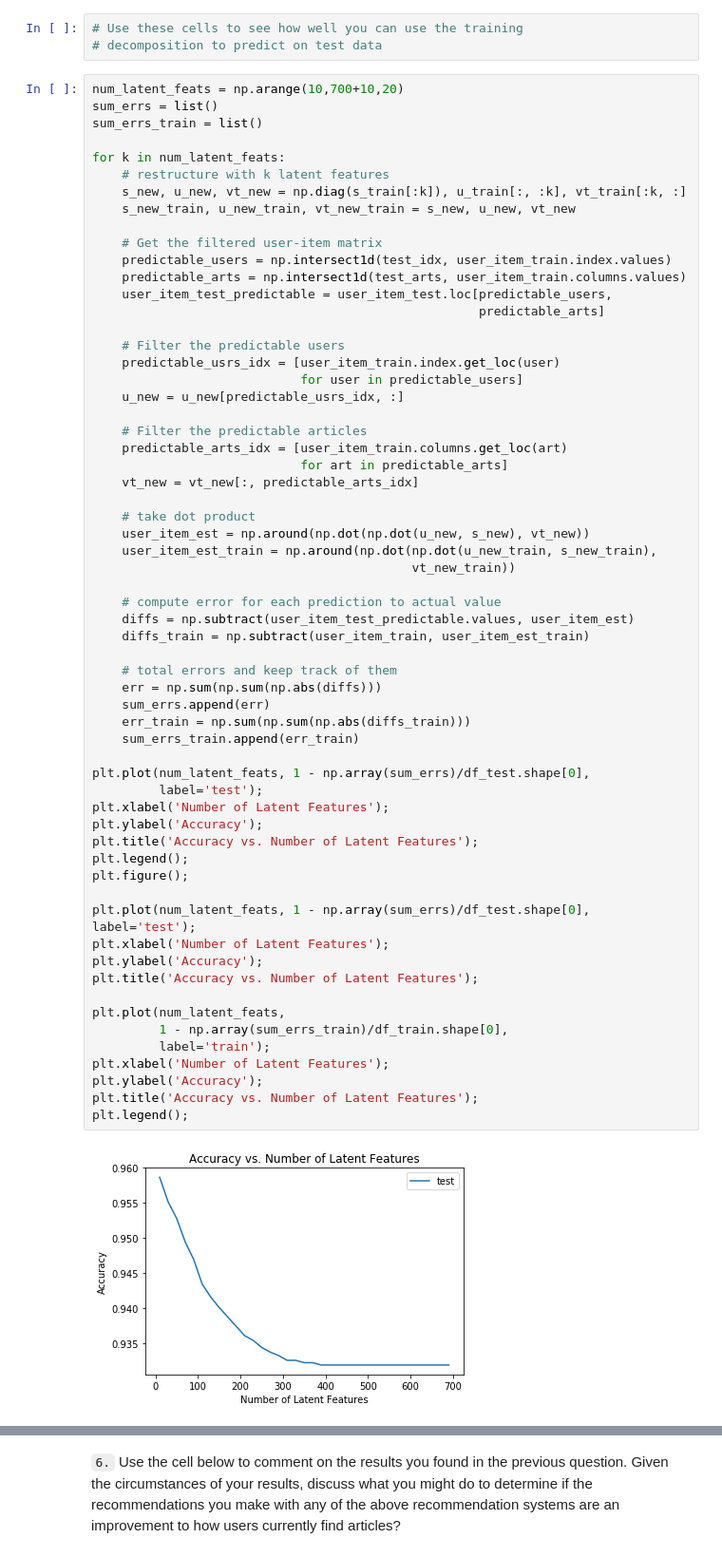
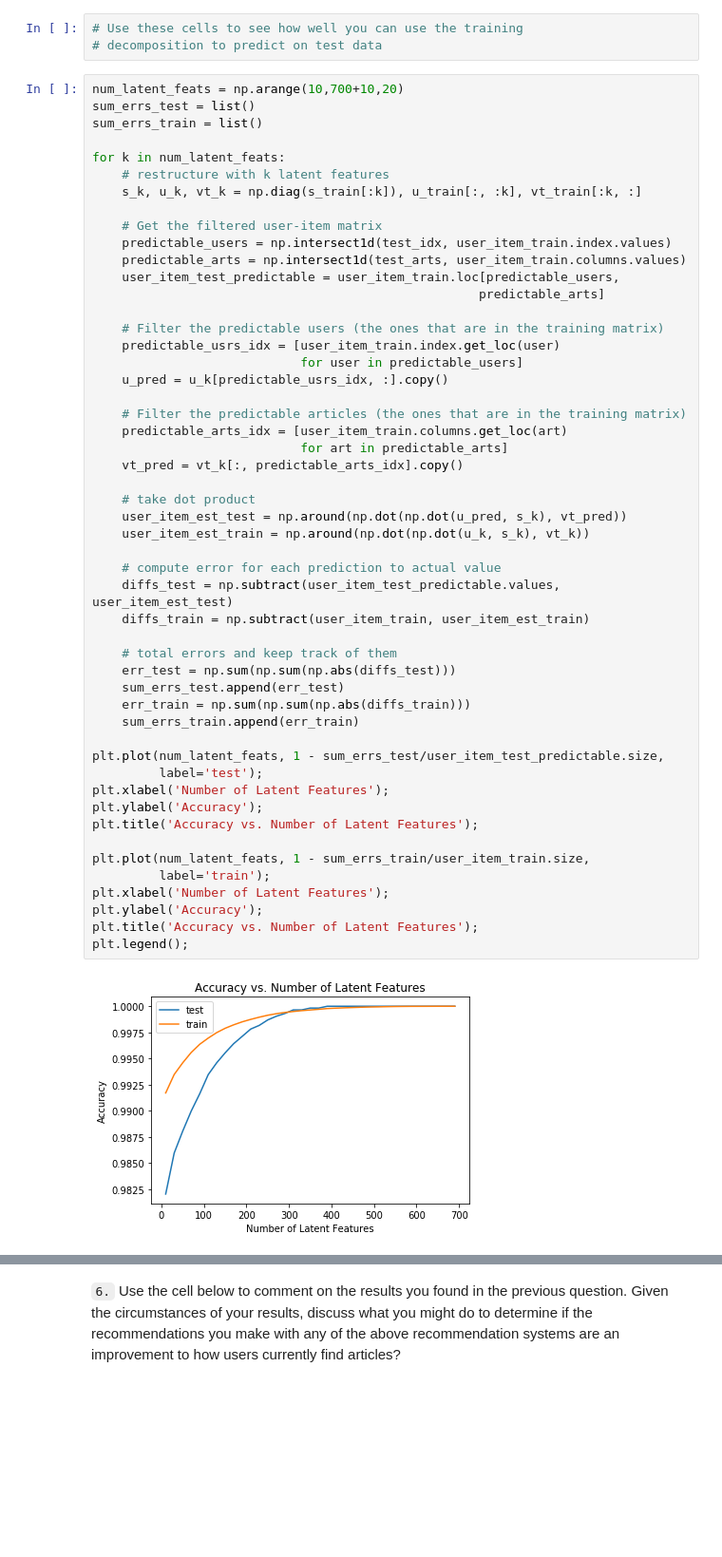
Before and after one commit to mtasende/recommendations-for-ibm, a Jupyter notebook: Recommendations_with_IBM.ipynb, the cells around one changed output, grey strips where cells are left out. Shown: that part at 95% size. Saved outputs shown, nothing was run; the diff lists cells and outputs as text; blank space fills up the shorter version.

```diff
--- a/Recommendations_with_IBM.ipynb
+++ b/Recommendations_with_IBM.ipynb
@@ -1165,64 +1192,54 @@ u_train, s_train, vt_train = np.linalg.svd(user_item_train)  # fit svd similar t
 # decomposition to predict on test data
 # %%
 num_latent_feats = np.arange(10,700+10,20)
-sum_errs = list()
+sum_errs_test = list()
 sum_errs_train = list()
 
 for k in num_latent_feats:
     # restructure with k latent features
-    s_new, u_new, vt_new = np.diag(s_train[:k]), u_train[:, :k], vt_train[:k, :]
-    s_new_train, u_new_train, vt_new_train = s_new, u_new, vt_new
+    s_k, u_k, vt_k = np.diag(s_train[:k]), u_train[:, :k], vt_train[:k, :]
 
     # Get the filtered user-item matrix
     predictable_users = np.intersect1d(test_idx, user_item_train.index.values)
     predictable_arts = np.intersect1d(test_arts, user_item_train.columns.values)
-    user_item_test_predictable = user_item_test.loc[predictable_users,
+    user_item_test_predictable = user_item_train.loc[predictable_users,
                                                     predictable_arts]
 
-    # Filter the predictable users
+    # Filter the predictable users (the ones that are in the training matrix)
     predictable_usrs_idx = [user_item_train.index.get_loc(user)
                             for user in predictable_users]
-    u_new = u_new[predictable_usrs_idx, :]
+    u_pred = u_k[predictable_usrs_idx, :].copy()
 
-    # Filter the predictable articles
+    # Filter the predictable articles (the ones that are in the training matrix)
     predictable_arts_idx = [user_item_train.columns.get_loc(art)
                             for art in predictable_arts]
-    vt_new = vt_new[:, predictable_arts_idx]
+    vt_pred = vt_k[:, predictable_arts_idx].copy()
 
     # take dot product
-    user_item_est = np.around(np.dot(np.dot(u_new, s_new), vt_new))
-    user_item_est_train = np.around(np.dot(np.dot(u_new_train, s_new_train),
-                                           vt_new_train))
+    user_item_est_test = np.around(np.dot(np.dot(u_pred, s_k), vt_pred))
+    user_item_est_train = np.around(np.dot(np.dot(u_k, s_k), vt_k))
 
     # compute error for each prediction to actual value
-    diffs = np.subtract(user_item_test_predictable.values, user_item_est)
+    diffs_test = np.subtract(user_item_test_predictable.values, user_item_est_test)
     diffs_train = np.subtract(user_item_train, user_item_est_train)
 
     # total errors and keep track of them
-    err = np.sum(np.sum(np.abs(diffs)))
-    sum_errs.append(err)
+    err_test = np.sum(np.sum(np.abs(diffs_test)))
+    sum_errs_test.append(err_test)
     err_train = np.sum(np.sum(np.abs(diffs_train)))
     sum_errs_train.append(err_train)
 
-plt.plot(num_latent_feats, 1 - np.array(sum_errs)/df_test.shape[0],
+plt.plot(num_latent_feats, 1 - sum_errs_test/user_item_test_predictable.size,
          label='test');
 plt.xlabel('Number of Latent Features');
 plt.ylabel('Accuracy');
 plt.title('Accuracy vs. Number of Latent Features');
-plt.legend();
-plt.figure();
 
-plt.plot(num_latent_feats, 1 - np.array(sum_errs)/df_test.shape[0], label='test');
-plt.xlabel('Number of Latent Features');
-plt.ylabel('Accuracy');
-plt.title('Accuracy vs. Number of Latent Features');
-
-plt.plot(num_latent_feats,
-         1 - np.array(sum_errs_train)/df_train.shape[0],
+plt.plot(num_latent_feats, 1 - sum_errs_train/user_item_train.size,
          label='train');
 plt.xlabel('Number of Latent Features');
 plt.ylabel('Accuracy');
 plt.title('Accuracy vs. Number of Latent Features');
 plt.legend();
 # %% [output]
-[figure, old version]
+[figure, new version]
```
Also changed, not shown: parts of 11 cells of this notebook, 1 other file.
